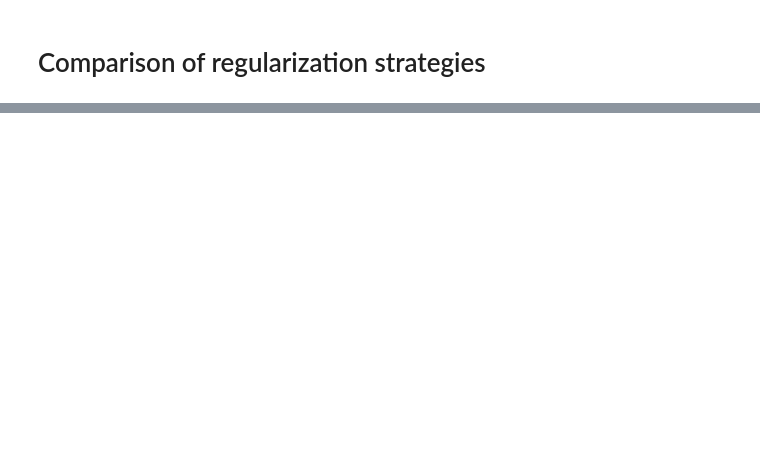
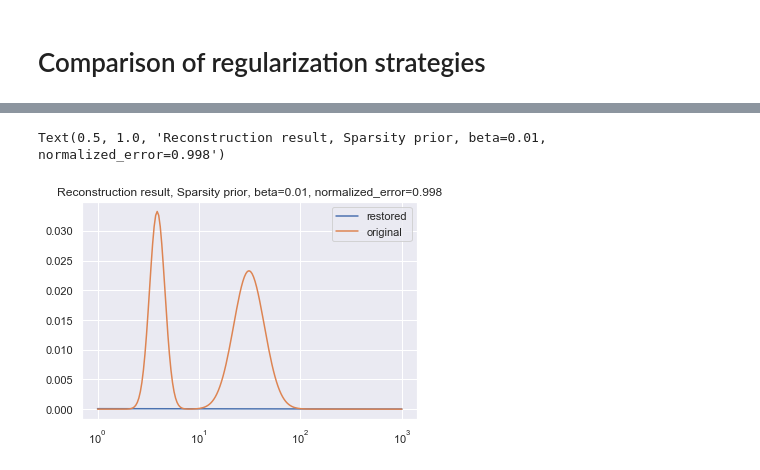
Before and after one commit to EmmanuelJhno/LabsLargeScaleDistributedOptimization, a Jupyter notebook: LSD_TPn2_1_Jehanno_Rauby.ipynb, the cells around one changed output, grey strips where cells are left out. Saved outputs shown, nothing was run; the diff lists cells and outputs as text; code cells hidden in the pictures; blank space fills up the shorter version.

```diff
--- a/LSD_TPn2_1_Jehanno_Rauby.ipynb
+++ b/LSD_TPn2_1_Jehanno_Rauby.ipynb
@@ -182,0 +200,40 @@ SyntaxError: invalid syntax (<ipython-input-9-e3d120df5fac>, line 2)
+# %%
+def prox_g(u, beta, chi):
+    '''
+    return the prox_{𝛽 * ||.||_1}(x)
+    '''
+    return np.sign(u)*np.maximum(beta*np.abs(u) - chi, 0)
+
+def for_back(gamma, lbda, beta, chi=1e-8, eps=1e-6, max_iter=1000):
+    itr = 0
+    x_n = best_x_rec.reshape(-1,1)
+    convergence = False
+    while not convergence and itr < max_iter:
+        y_n = x_n - gamma * K.T @ (K @ x_n - y.reshape(-1,1))
+
+        x_n1 = x_n + lbda * (prox_g(y_n, beta, chi) - x_n)
+        if np.isinf(x_n1).any():
+            raise ValueError
+        error = np.linalg.norm(x_n1 - x_n) / np.linalg.norm(x_n)
+        convergence = error < eps
+        x_n = x_n1
+        itr += 1
+
+    print('It took {} iterations to converge.'.format(itr))
+
+    return x_n, error
+
+beta = 1e-2
+lambda_ = 1/2
+nu = np.max(abs(np.linalg.eigvals(K.T @ K)))
+gamma = 1/ nu
+
+x_rec, error = for_back(gamma, lbda, beta, chi=1e-6, eps=1e-15, max_iter=1000)
+rec_error = np.linalg.norm(x-x_rec)/np.linalg.norm(x)
+fg, ax = plt.subplots(1,1)
+ax.set_xscale('log')
+ax.plot(T_n_exp, x_n, label='restored')
+ax.plot(T_n_exp, x, label='original')
+ax.legend()
+ax.set_title('Reconstruction result, Sparsity prior, beta={0}, normalized_error={1:.3f}'.format(beta, rec_error))
+# %% [output]
@@ -182,0 +241,2 @@ SyntaxError: invalid syntax (<ipython-input-9-e3d120df5fac>, line 2)
+Text(0.5, 1.0, 'Reconstruction result, Sparsity prior, beta=0.01, normalized_error=0.998')
+[figure, added]
```
Also changed, not shown: parts of 22 cells of this notebook.
